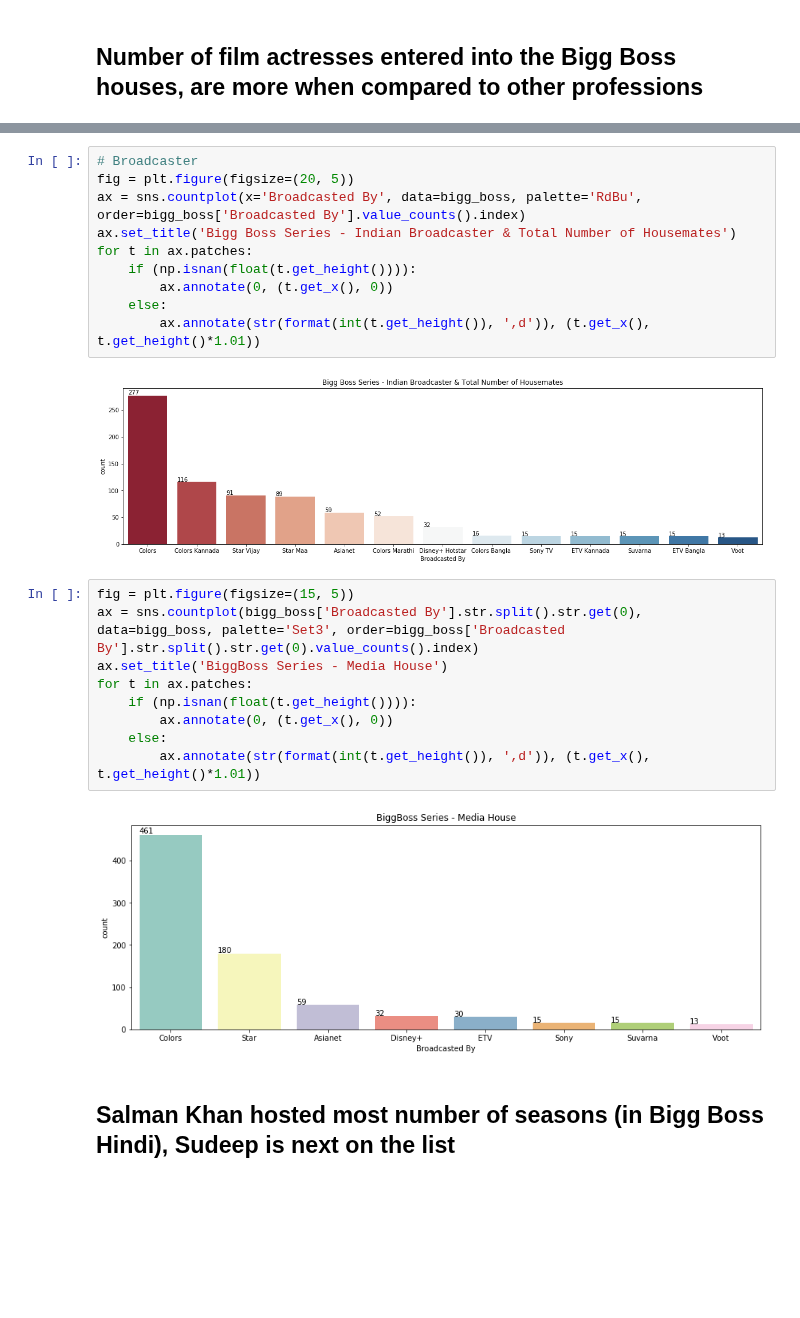
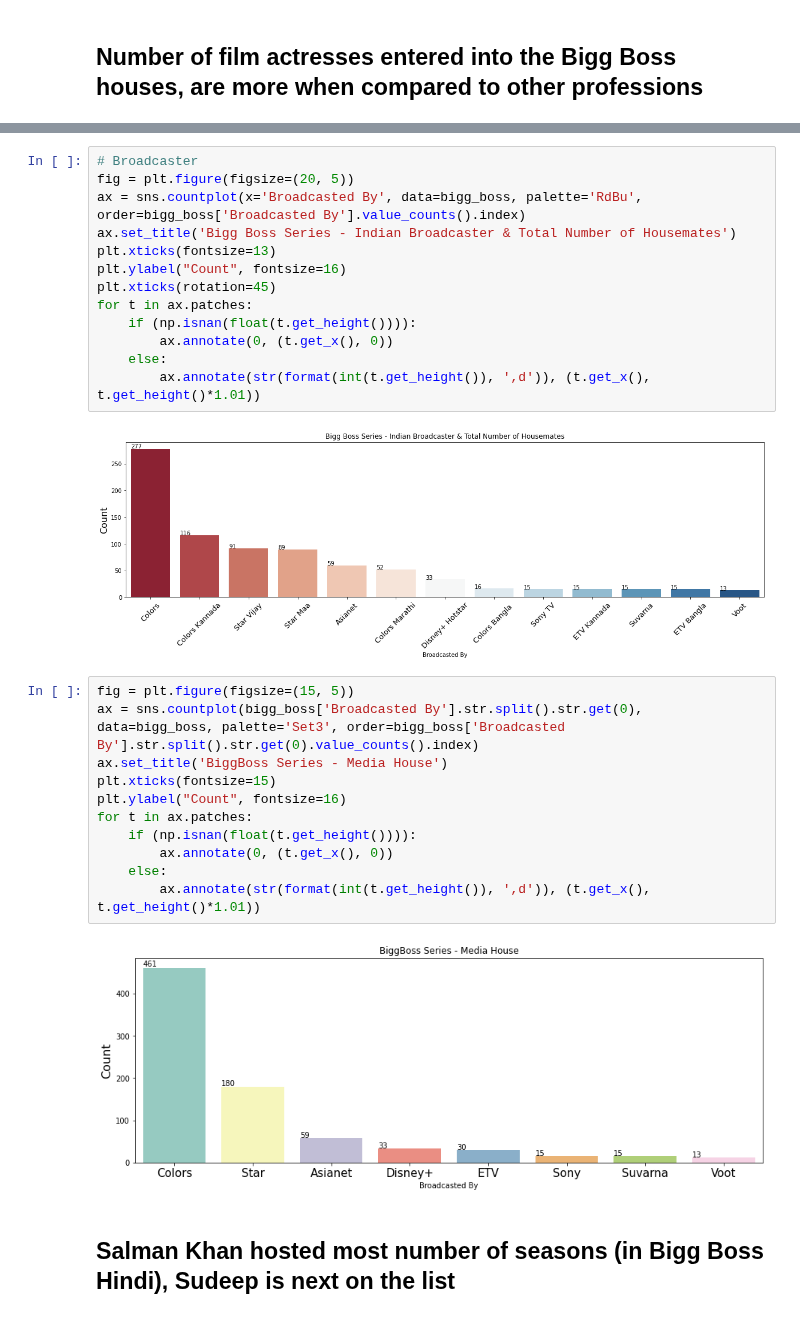
Before and after one commit to satya-thirumani/bigg-boss-data-set, a Jupyter notebook: Predicting Bigg Boss Telugu Season Winner.ipynb, the cells around one changed output, grey strips where cells are left out. Cells and saved outputs as stored; diff of their text form; blank space fills up the shorter version.

```diff
--- a/Predicting Bigg Boss Telugu Season Winner.ipynb
+++ b/Predicting Bigg Boss Telugu Season Winner.ipynb
@@ -280,26 +281,31 @@ Name: Profession, dtype: int64
 # %%
 # Broadcaster
 fig = plt.figure(figsize=(20, 5))
 ax = sns.countplot(x='Broadcasted By', data=bigg_boss, palette='RdBu', order=bigg_boss['Broadcasted By'].value_counts().index)
 ax.set_title('Bigg Boss Series - Indian Broadcaster & Total Number of Housemates')
+plt.xticks(fontsize=13)
+plt.ylabel("Count", fontsize=16)
+plt.xticks(rotation=45)
 for t in ax.patches:
     if (np.isnan(float(t.get_height()))):
         ax.annotate(0, (t.get_x(), 0))
     else:
         ax.annotate(str(format(int(t.get_height()), ',d')), (t.get_x(), t.get_height()*1.01))
 # %% [output]
-[figure, old version]
+[figure, new version]
 # %%
 fig = plt.figure(figsize=(15, 5))
 ax = sns.countplot(bigg_boss['Broadcasted By'].str.split().str.get(0), data=bigg_boss, palette='Set3', order=bigg_boss['Broadcasted By'].str.split().str.get(0).value_counts().index)
 ax.set_title('BiggBoss Series - Media House')
+plt.xticks(fontsize=15)
+plt.ylabel("Count", fontsize=16)
 for t in ax.patches:
     if (np.isnan(float(t.get_height()))):
         ax.annotate(0, (t.get_x(), 0))
     else:
         ax.annotate(str(format(int(t.get_height()), ',d')), (t.get_x(), t.get_height()*1.01))
 # %% [output]
-[figure, old version]
+[figure, new version]
 # %% [markdown]
 ## Salman Khan hosted most number of seasons (in Bigg Boss Hindi), Sudeep is next on the list
 # %%
```
Also changed, not shown: parts of 59 cells of this notebook.
